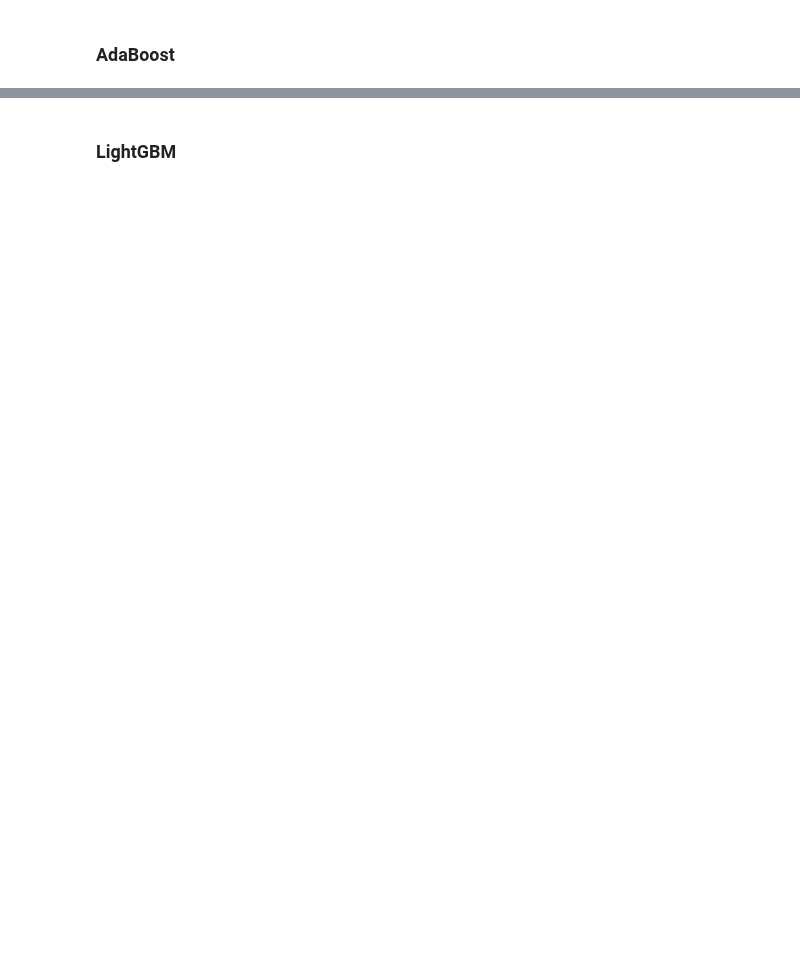
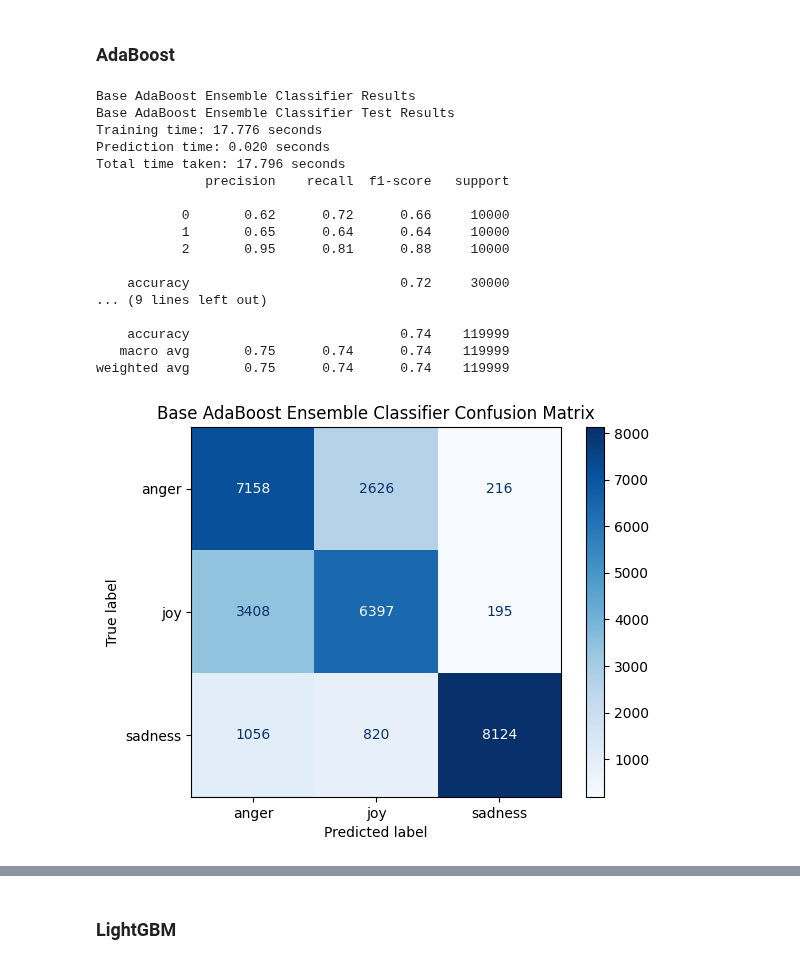
Before and after one commit to danielromerom/spotify-lyrical-analysis, a Jupyter notebook: notebooks/spotify_data_exploration.ipynb, the cells around one changed output, grey strips where cells are left out. Saved outputs shown, nothing was run; the diff lists cells and outputs as text; code cells hidden in the pictures; blank space fills up the shorter version.

```diff
--- a/notebooks/spotify_data_exploration.ipynb
+++ b/notebooks/spotify_data_exploration.ipynb
@@ -726,30 +820,43 @@ y_pred_rf_random = train_test_evaluate(rf_best, visualize = True, model_name = "
 # %%
 # AdaBoost Classifier
 from sklearn.ensemble import AdaBoostClassifier
 
-#Best parameters from Random Search: {'min_samples_split': 2, 'min_samples_leaf': 1, 'max_depth': 10, 'ccp_alpha': 0.0}
-#Best parameters from Stage 2 Random Search: {'splitter': 'best', 'max_features': None, 'criterion': 'gini'}
-#Best parameters from Stage 3 Random Search: {'min_weight_fraction_leaf': 0.01, 'min_impurity_decrease': 0.0, 'max_leaf_nodes': None, 'class_weight': 'balanced'}
+#Best parameters DT (single GridSearch):
+#{'ccp_alpha': 0.0, 'criterion': 'gini', 'max_depth': 10, 'max_features': None, 'min_samples_leaf': 1, 'min_samples_split': 2, 'splitter': 'best'}
 tuned_dt_clf = DecisionTreeClassifier(
-        random_state=42,
-        min_samples_split=2,
-        min_samples_leaf=1,
-        max_depth=10,
-        ccp_alpha=0.0,
-        splitter='best',
-        max_features=None,
-        criterion='gini',
-        min_weight_fraction_leaf=0.01,
-        min_impurity_decrease=0.0,
-        max_leaf_nodes=None,
-        class_weight='balanced'
-    )
+    ccp_alpha=0.0,
+    criterion='gini',
+    max_depth=10,
+    max_features=None,
+    min_samples_leaf=1,
+    min_samples_split=2,
+    splitter='best'
+)
 
 adb = AdaBoostClassifier(
     estimator=tuned_dt_clf,
     n_estimators=10,
     random_state=42
 )
 
 y_pred_adb = train_test_evaluate(adb, visualize = True, model_name = "Base AdaBoost Ensemble Classifier")
+# %% [output]
+Base AdaBoost Ensemble Classifier Results
+Base AdaBoost Ensemble Classifier Test Results
+Training time: 17.776 seconds
+Prediction time: 0.020 seconds
+Total time taken: 17.796 seconds
+              precision    recall  f1-score   support
+
+           0       0.62      0.72      0.66     10000
+           1       0.65      0.64      0.64     10000
+           2       0.95      0.81      0.88     10000
+
+    accuracy                           0.72     30000
+... (9 lines left out)
+
+    accuracy                           0.74    119999
+   macro avg       0.75      0.74      0.74    119999
+weighted avg       0.75      0.74      0.74    119999
+[figure, added]
 # %%
```
Also changed, not shown: parts of 10 cells of this notebook.
